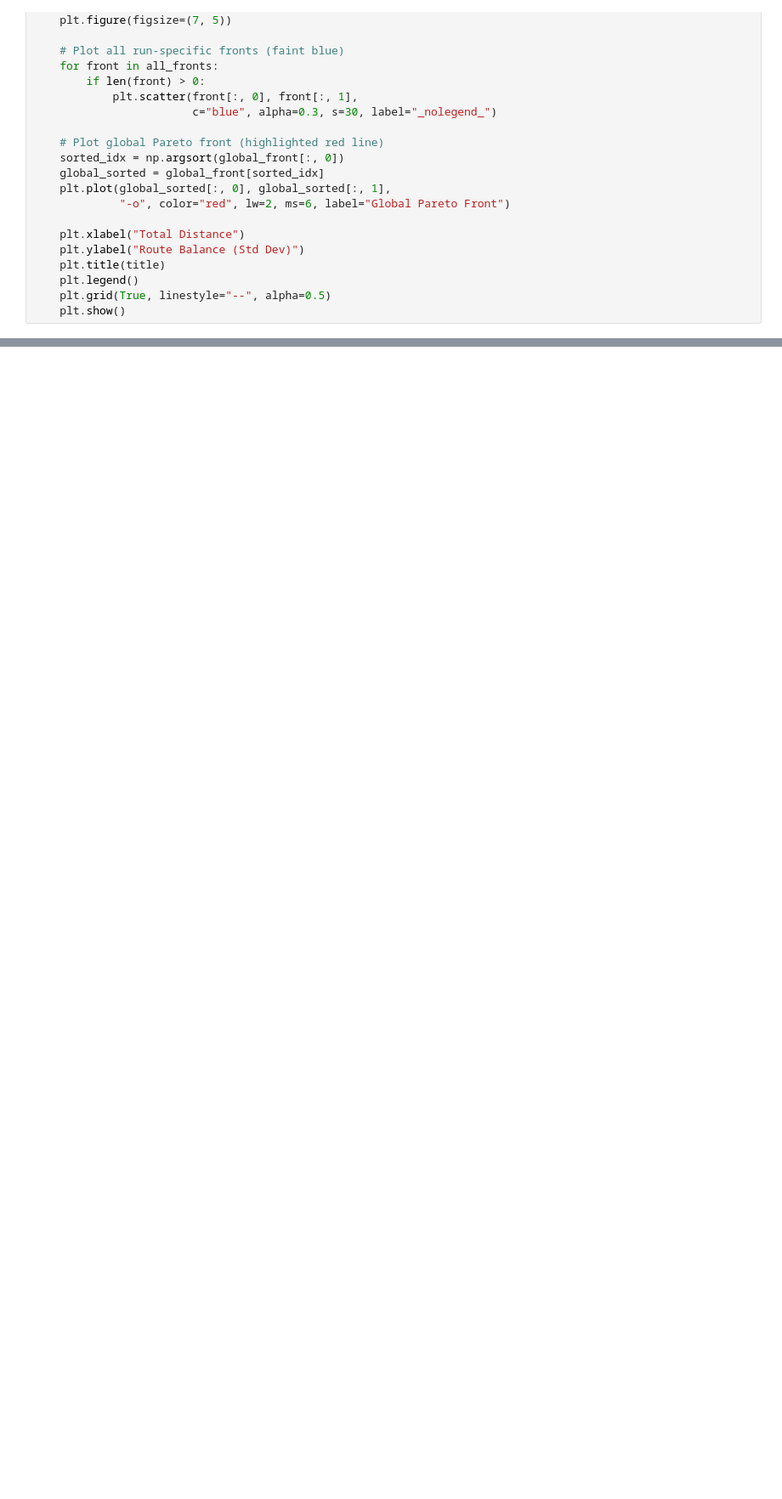
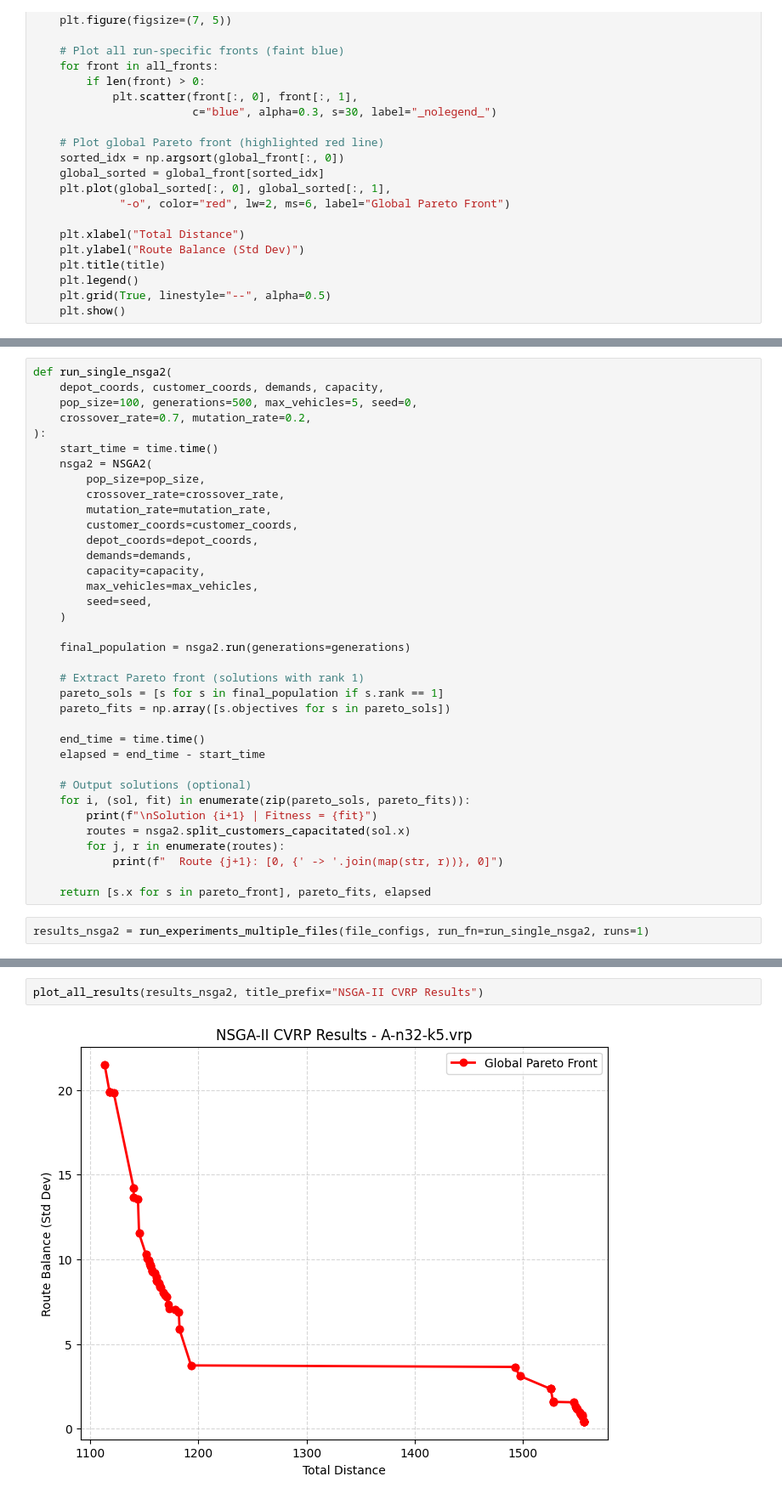
Before and after one commit to FahmiHaybe/EA-Assignment2, a Jupyter notebook: Assignment2.ipynb, the cells around one changed output, grey strips where cells are left out. Shown at 85% size. Cells and saved outputs as stored; diff of their text form; blank space fills up the shorter version.

```diff
--- a/Assignment2.ipynb
+++ b/Assignment2.ipynb
@@ -518,0 +966,38 @@ Finished 3 runs. Global Pareto front size: 17
+# %%
+def run_single_nsga2(
+    depot_coords, customer_coords, demands, capacity,
+    pop_size=100, generations=500, max_vehicles=5, seed=0,
+    crossover_rate=0.7, mutation_rate=0.2,
+):
+    start_time = time.time()
+    nsga2 = NSGA2(
+        pop_size=pop_size,
+        crossover_rate=crossover_rate,
+        mutation_rate=mutation_rate,
+        customer_coords=customer_coords,
+        depot_coords=depot_coords,
+        demands=demands,
+        capacity=capacity,
+        max_vehicles=max_vehicles,
+        seed=seed,
+    )
+
+    final_population = nsga2.run(generations=generations)
+
+    # Extract Pareto front (solutions with rank 1)
+    pareto_sols = [s for s in final_population if s.rank == 1]
+    pareto_fits = np.array([s.objectives for s in pareto_sols])
+
+    end_time = time.time()
+    elapsed = end_time - start_time
+
+    # Output solutions (optional)
+    for i, (sol, fit) in enumerate(zip(pareto_sols, pareto_fits)):
+        print(f"\nSolution {i+1} | Fitness = {fit}")
+        routes = nsga2.split_customers_capacitated(sol.x)
+        for j, r in enumerate(routes):
+            print(f"  Route {j+1}: [0, {' -> '.join(map(str, r))}, 0]")
+
+    return [s.x for s in pareto_front], pareto_fits, elapsed
+# %%
+results_nsga2 = run_experiments_multiple_files(file_configs, run_fn=run_single_nsga2, runs=1)
@@ -518,0 +1022,4 @@ Finished 3 runs. Global Pareto front size: 17
+# %%
+plot_all_results(results_nsga2, title_prefix="NSGA-II CVRP Results")
+# %% [output]
+[figure, added]
```
Also changed, not shown: parts of 16 cells of this notebook, 4 other files.
